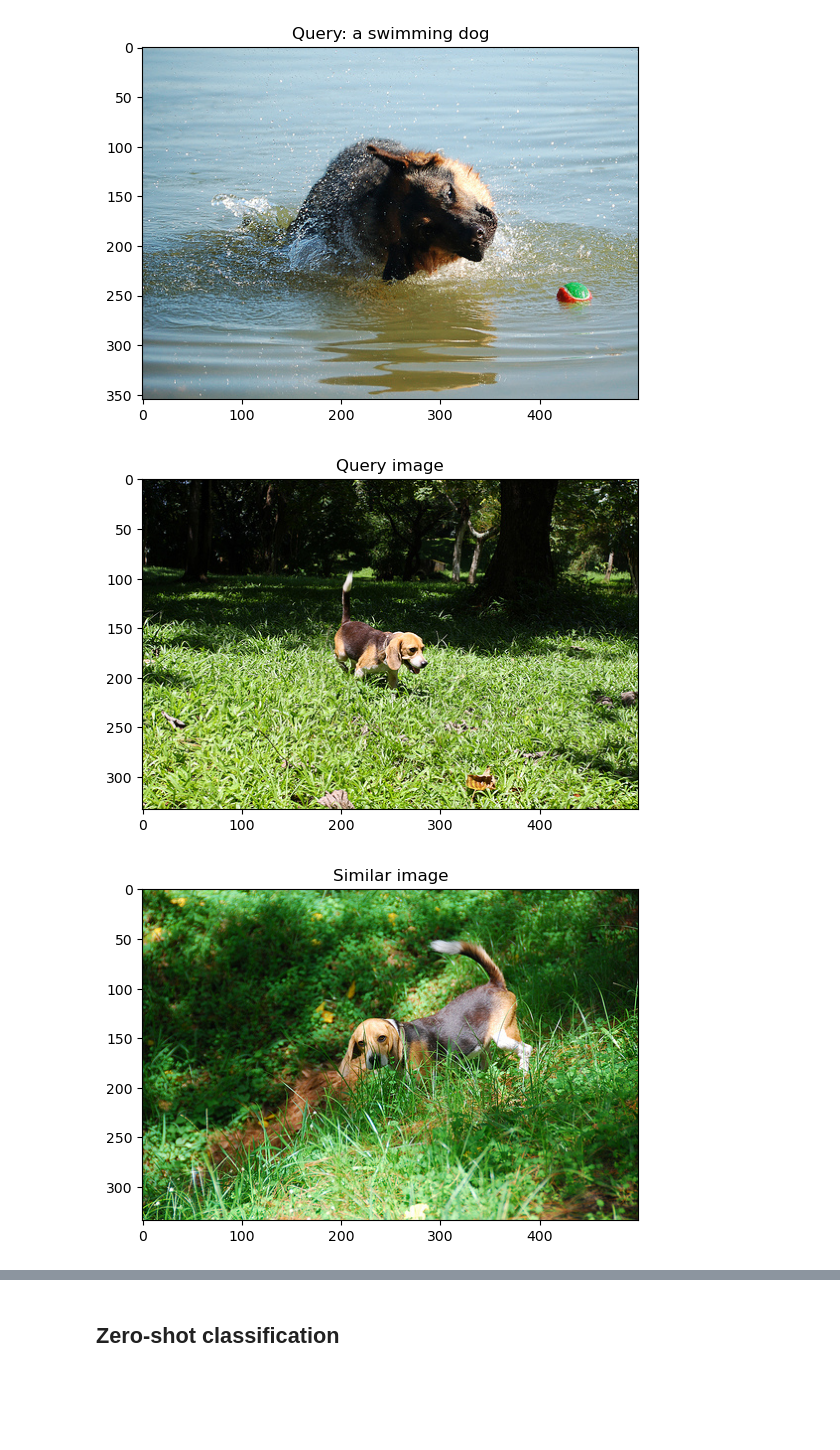
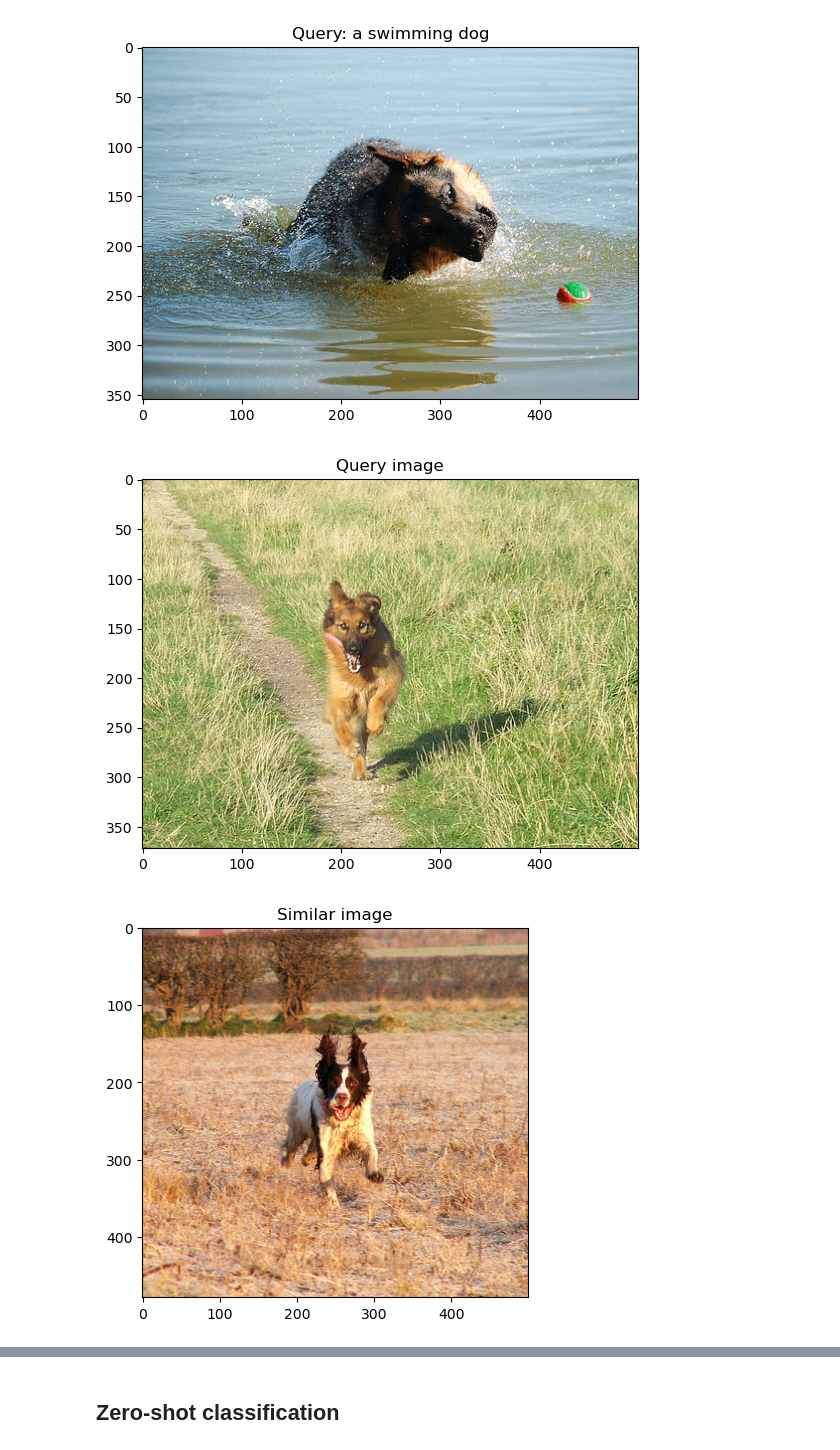
Before and after one commit to packtjaniceg/Python-Machine-Learning-by-Example-Fourth-Edition, a Jupyter notebook: ch14/ch14_part2.ipynb, the cells around one changed output, grey strips where cells are left out. Cells and saved outputs as stored; diff of their text form; code cells hidden in the pictures; blank space fills up the shorter version.

Commit message:
Update image to avoid deleted links online

```diff
--- a/ch14/ch14_part2.ipynb
+++ b/ch14/ch14_part2.ipynb
@@ -44,19 +44,19 @@ for hit in hits:
 # %% [output]
 [figure]
 # %%
-image_query = Image.open("flickr8k/Flicker8k_Dataset/2862004252_53894bb28b.jpg")
+image_query = Image.open("flickr8k/Flicker8k_Dataset/240696675_7d05193aa0.jpg")
 hits = search_top_images(model, all_image_embeddings, image_query, 3)[1:]
 
 plt.imshow(image_query)
 plt.title(f"Query image")
 plt.show()
 
 for hit in hits:
     img_path = image_paths[hit['corpus_id']]
     image = Image.open(img_path)
     plt.imshow(image)
     plt.title(f"Similar image")
     plt.show()
 # %% [output]
-[figure, old version]
+[figure, new version]
-[figure, old version]
+[figure, new version]
```
Also changed, not shown: parts of 2 cells of this notebook, 1 other file.
